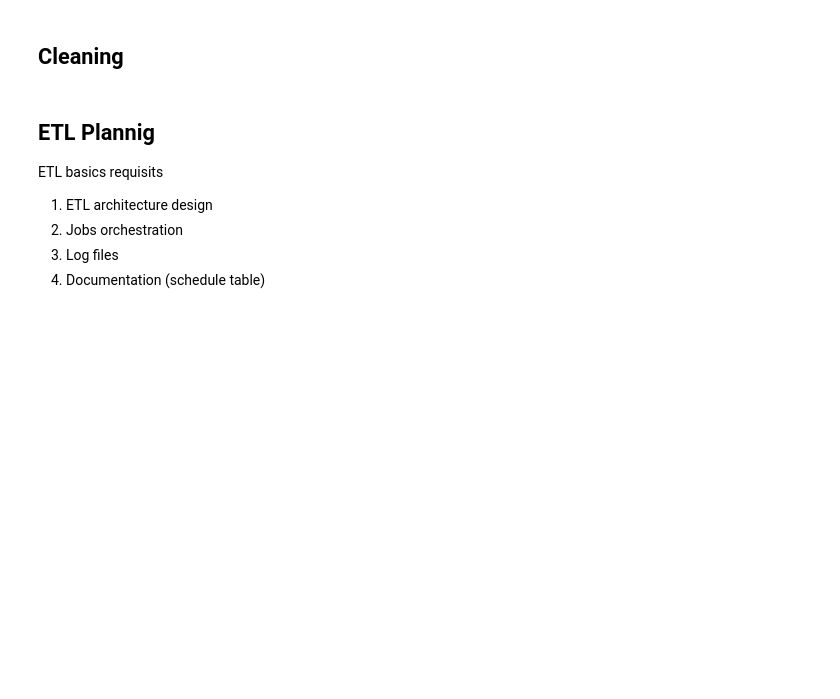
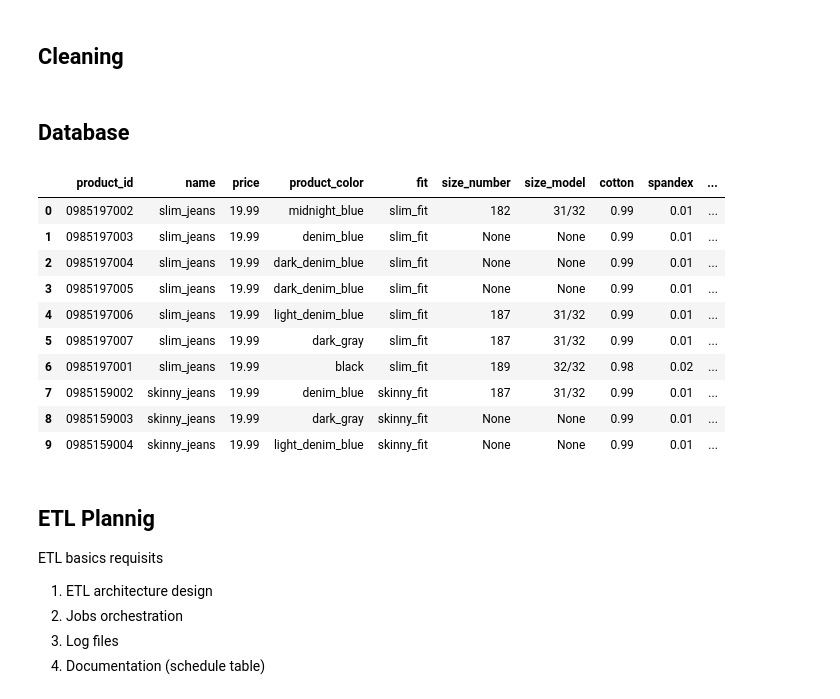
Before and after one commit to MarcosRMG/ds_ao_dev, a Jupyter notebook: notebooks/DS ao DEV.ipynb, the cells around one changed output. Drawn from its saved outputs; the diff is of its cells as text; code cells hidden in the pictures; blank space fills up the shorter version.

```diff
--- a/notebooks/DS ao DEV.ipynb
+++ b/notebooks/DS ao DEV.ipynb
@@ -2152,6 +2153,50 @@ df_details['spandex'] = df_details['spandex'].apply(lambda x: float(re.search('\
 
 #Drop orinial composition and size columns
 df_details.drop(columns=['composition', 'size'], inplace=True)
+# %% [markdown]
+## Database
+# %%
+df_store = df_details[['product_id', 'name', 'price', 'product_color', 'fit', 'size_number', 'size_model',
+                      'cotton', 'spandex', 'scrapy_datetime']]
+
+query_showroom = '''
+    CREATE TABLE mens_jeans (
+        product_id                 TEXT,
+        name                       TEXT,
+        price                      REAL,
+        product_color              TEXT,
+        fit                        TEXT,
+        size_number                TEXT,
+        size_model                 TEXT,
+        cotton                     REAL,
+        spandex                    REAL,
+        scrapy_datetime            TEXT
+    )
+'''
+
+# Create a database and table
+query_db(query_showroom, 'hm_db.sqlite')
+
+# Connect to database
+db = create_engine('sqlite:///../data/hm_db.sqlite', echo=False)
+conn = db.connect()
+
+# Data insert
+df_store.to_sql(name='means_jeans', con=conn, if_exists='append', index=False)
+# %%
+pd.read_sql('SELECT * FROM means_jeans limit 10', conn)
+# %% [output]
+|  | product_id | name | price | product_color | fit | size_number | size_model | cotton | spandex | ... |
+| 0 | 0985197002 | slim_jeans | 19.99 | midnight_blue | slim_fit | 182 | 31/32 | 0.99 | 0.01 | ... |
+| 1 | 0985197003 | slim_jeans | 19.99 | denim_blue | slim_fit | None | None | 0.99 | 0.01 | ... |
+| 2 | 0985197004 | slim_jeans | 19.99 | dark_denim_blue | slim_fit | None | None | 0.99 | 0.01 | ... |
+| 3 | 0985197005 | slim_jeans | 19.99 | dark_denim_blue | slim_fit | None | None | 0.99 | 0.01 | ... |
+| 4 | 0985197006 | slim_jeans | 19.99 | light_denim_blue | slim_fit | 187 | 31/32 | 0.99 | 0.01 | ... |
+| 5 | 0985197007 | slim_jeans | 19.99 | dark_gray | slim_fit | 187 | 31/32 | 0.99 | 0.01 | ... |
+| 6 | 0985197001 | slim_jeans | 19.99 | black | slim_fit | 189 | 32/32 | 0.98 | 0.02 | ... |
+| 7 | 0985159002 | skinny_jeans | 19.99 | denim_blue | skinny_fit | 187 | 31/32 | 0.99 | 0.01 | ... |
+| 8 | 0985159003 | skinny_jeans | 19.99 | dark_gray | skinny_fit | None | None | 0.99 | 0.01 | ... |
+| 9 | 0985159004 | skinny_jeans | 19.99 | light_denim_blue | skinny_fit | None | None | 0.99 | 0.01 | ... |
 # %% [markdown]
 ## ETL Plannig
 
```
Also changed, not shown: parts of 1 cell of this notebook, 4 other files.
